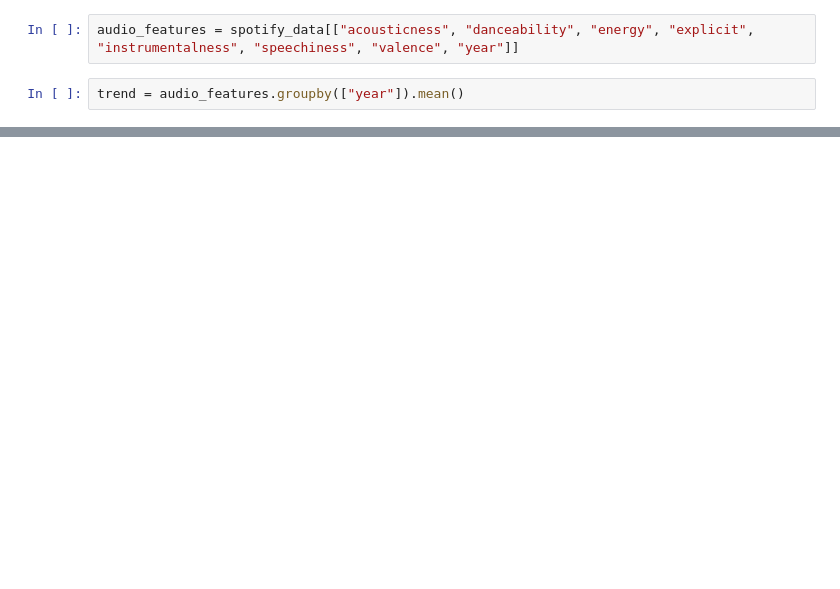
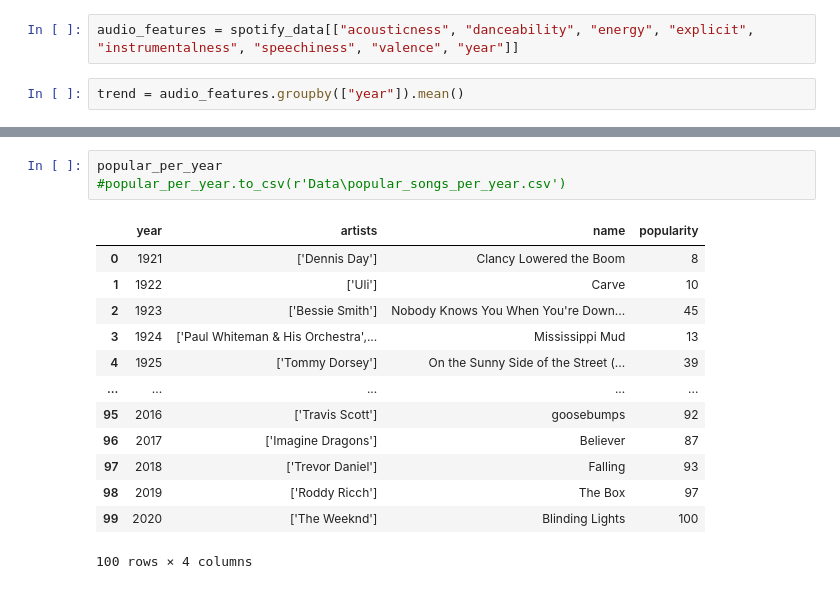
Before and after one commit to JoelBuenrostro/100-Days-of-ML-Code, a Jupyter notebook: Project/Exploratory data analysis on over 160K Spotify songs.ipynb, the cells around one changed output, grey strips where cells are left out. Cells and saved outputs as stored; diff of their text form; blank space fills up the shorter version.

```diff
--- a/Project/Exploratory data analysis on over 160K Spotify songs.ipynb
+++ b/Project/Exploratory data analysis on over 160K Spotify songs.ipynb
@@ -69,0 +156,17 @@ trend.iplot(kind="scatter",
+# %%
+popular_per_year
+#popular_per_year.to_csv(r'Data\popular_songs_per_year.csv')
+# %% [output]
+|  | year | artists | name | popularity |
+| 0 | 1921 | ['Dennis Day'] | Clancy Lowered the Boom | 8 |
+| 1 | 1922 | ['Uli'] | Carve | 10 |
+| 2 | 1923 | ['Bessie Smith'] | Nobody Knows You When You're Down... | 45 |
+| 3 | 1924 | ['Paul Whiteman & His Orchestra',... | Mississippi Mud | 13 |
+| 4 | 1925 | ['Tommy Dorsey'] | On the Sunny Side of the Street (... | 39 |
+| ... | ... | ... | ... | ... |
+| 95 | 2016 | ['Travis Scott'] | goosebumps | 92 |
+| 96 | 2017 | ['Imagine Dragons'] | Believer | 87 |
+| 97 | 2018 | ['Trevor Daniel'] | Falling | 93 |
+| 98 | 2019 | ['Roddy Ricch'] | The Box | 97 |
+| 99 | 2020 | ['The Weeknd'] | Blinding Lights | 100 |
+100 rows × 4 columns
```
Also changed, not shown: parts of 9 cells of this notebook, 3 other files.
